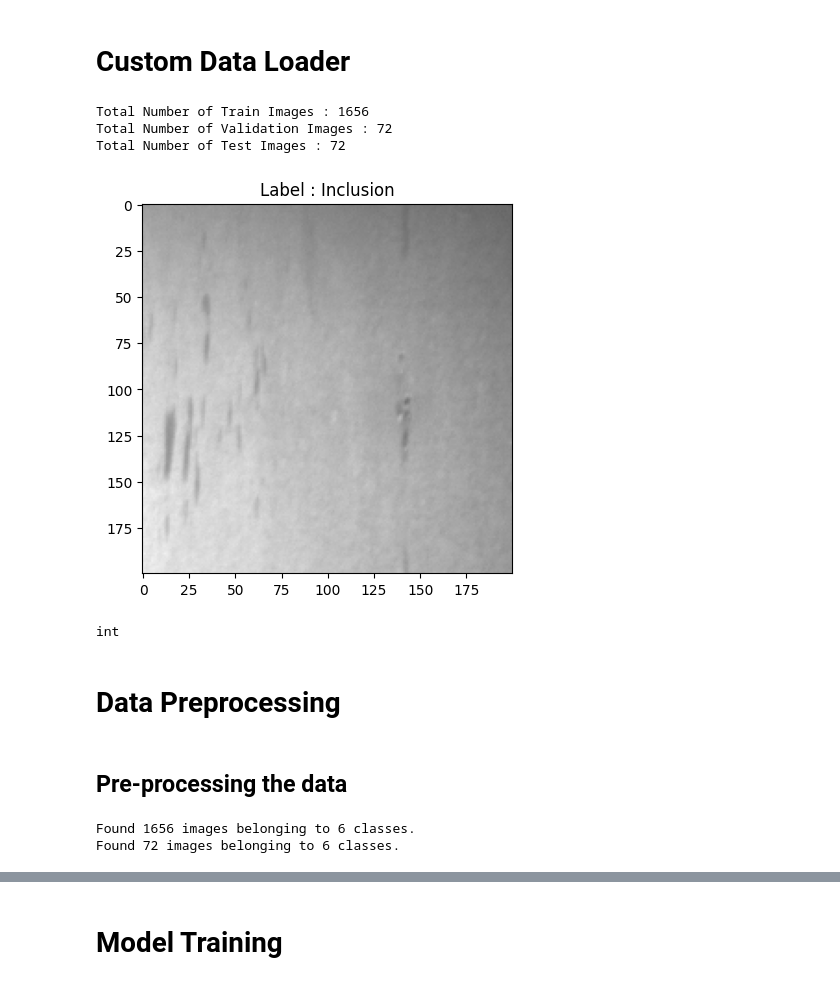
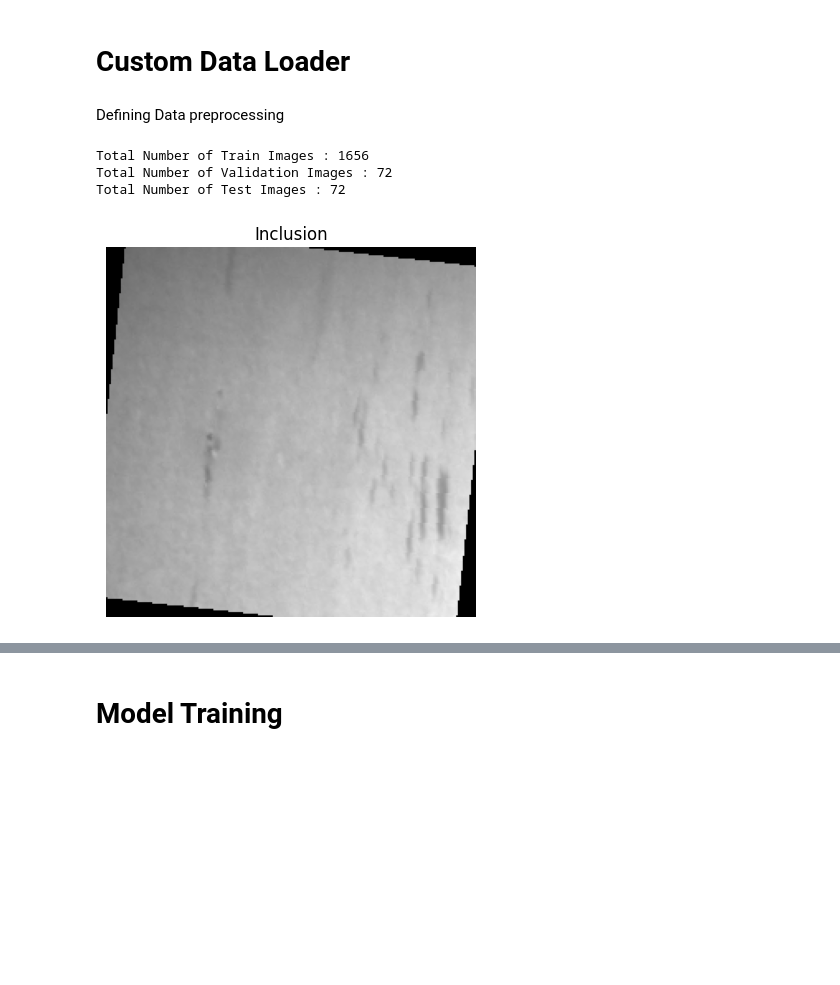
Before and after one commit to DetectiveNeo/metal-surface-defect-classification, a Jupyter notebook: notebooks/pipeline_build_in_pytorch.ipynb, the cells around one changed output, grey strips where cells are left out. Drawn from its saved outputs; the diff is of its cells as text; code cells hidden in the pictures; blank space fills up the shorter version.

```diff
--- a/notebooks/pipeline_build_in_pytorch.ipynb
+++ b/notebooks/pipeline_build_in_pytorch.ipynb
@@ -94,3 +110,5 @@ class MetalSurfaceDataset(Dataset):
             img = self.transform(img)
 
         return img, label
+# %% [markdown]
+ Defining Data preprocessing
@@ -97,17 +146,17 @@ class MetalSurfaceDataset(Dataset):
 # %%
 train_dataset = MetalSurfaceDataset(
     root_dir= train_dir,
-    transform= None
+    transform= train_transform
 )
 
 val_dataset = MetalSurfaceDataset(
     root_dir= val_dir,
-    transform= None
+    transform= val_transform
 )
 
 test_dataset = MetalSurfaceDataset(
     root_dir= test_dir,
-    transform= None
+    transform= test_transform
 )
 # %%
 print(f"Total Number of Train Images : {train_dataset.__len__()}")
@@ -117,21 +166,25 @@ print(f"Total Number of Test Images : {test_dataset.__len__()}")
 Total Number of Train Images : 1656
 Total Number of Validation Images : 72
 Total Number of Test Images : 72
+# %%
+def show_tensor_image(tensor, title=""):
+    mean = torch.tensor([0.485, 0.456, 0.406])
+    std = torch.tensor([0.229, 0.224, 0.225])
+
+    img = tensor * std[:, None, None] + mean[:, None, None]
+    img = img.permute(1, 2, 0).clamp(0, 1)
+
+    plt.imshow(img)
+    plt.title(title)
+    plt.axis("off")
+    plt.show()
 # %%
 sample_number = 400
 
 idx_to_class = {v: k for k, v in train_dataset.class_to_idx.items()}
 
 image, label = train_dataset.__getitem__(sample_number)
 
-plt.imshow(image)
-plt.title(f"Label : {idx_to_class[label]}")
-plt.show()
+show_tensor_image(image, idx_to_class[label])
 # %% [output]
-[figure, old version]
+[figure, new version]
-# %%
-type(train_dataset.__getitem__(sample_number)[1])
-# %% [output]
-int
-# %% [markdown]
-# Data Preprocessing
@@ -144,29 +190,0 @@ train_transform = transforms.Compose({
-# %% [markdown]
-## Pre-processing the data
-# %%
-# All images will be rescaled by 1./255
-train_datagen = ImageDataGenerator(
-    rescale=1. / 255,
-    shear_range=0.2,
-    zoom_range=0.2,
-    horizontal_flip=True)
-
-
-test_datagen = ImageDataGenerator(rescale=1./255)
-
-# Flow training images in batches of 32 using train_datagen generator
-train_generator = train_datagen.flow_from_directory(
-        train_dir,
-        target_size=(200, 200),
-        batch_size=32,
-        class_mode='categorical')
-
-# Flow validation images in batches of 32 using test_datagen generator
-validation_generator = test_datagen.flow_from_directory(
-        val_dir,
-        target_size=(200, 200),
-        batch_size=32,
-        class_mode='categorical')
-# %% [output]
-Found 1656 images belonging to 6 classes.
-Found 72 images belonging to 6 classes.
```
Also changed, not shown: parts of 8 cells of this notebook, 2 other files.
